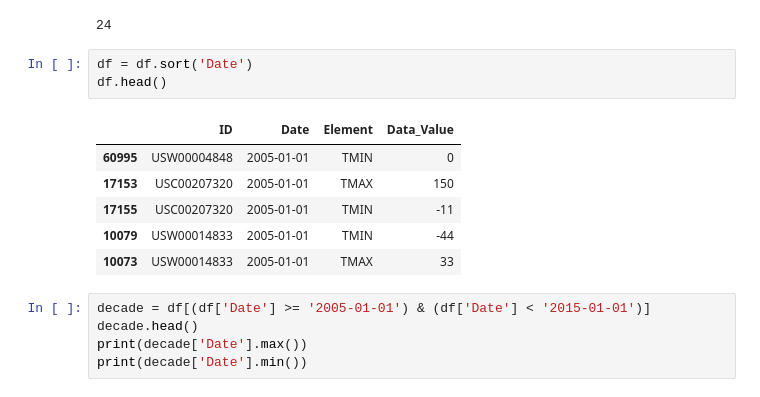
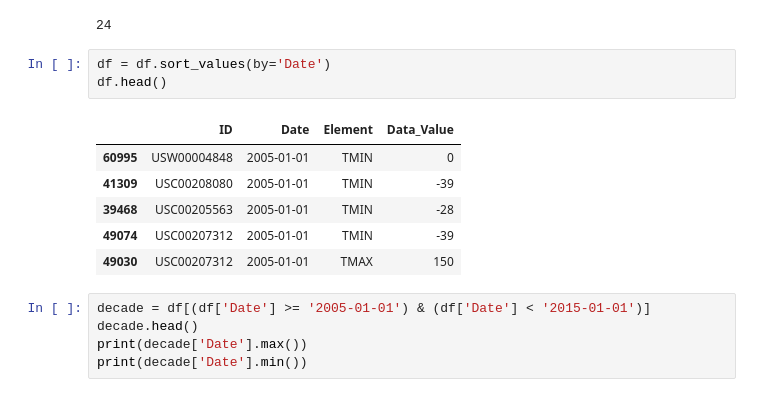
Before and after one commit to sambhipiyush/Applied-Plotting-Charting-Data-Representation-in-Python-University-of-Michigan, a Jupyter notebook: Week 2/Assignment2.ipynb, the cells around one changed output. Drawn from its saved outputs; the diff is of its cells as text.

```diff
--- a/Week 2/Assignment2.ipynb
+++ b/Week 2/Assignment2.ipynb
@@ -81,15 +81,15 @@ len(df['ID'].unique())
 # %% [output]
 24
 # %%
-df = df.sort('Date')
+df = df.sort_values(by='Date')
 df.head()
 # %% [output]
 |  | ID | Date | Element | Data_Value |
 | 60995 | USW00004848 | 2005-01-01 | TMIN | 0 |
-| 17153 | USC00207320 | 2005-01-01 | TMAX | 150 |
-| 17155 | USC00207320 | 2005-01-01 | TMIN | -11 |
-| 10079 | USW00014833 | 2005-01-01 | TMIN | -44 |
-| 10073 | USW00014833 | 2005-01-01 | TMAX | 33 |
+| 41309 | USC00208080 | 2005-01-01 | TMIN | -39 |
+| 39468 | USC00205563 | 2005-01-01 | TMIN | -28 |
+| 49074 | USC00207312 | 2005-01-01 | TMIN | -39 |
+| 49030 | USC00207312 | 2005-01-01 | TMAX | 150 |
 # %%
 decade = df[(df['Date'] >= '2005-01-01') & (df['Date'] < '2015-01-01')]
 decade.head()
```
Also changed, not shown: parts of 2 cells of this notebook, 5 other files.
